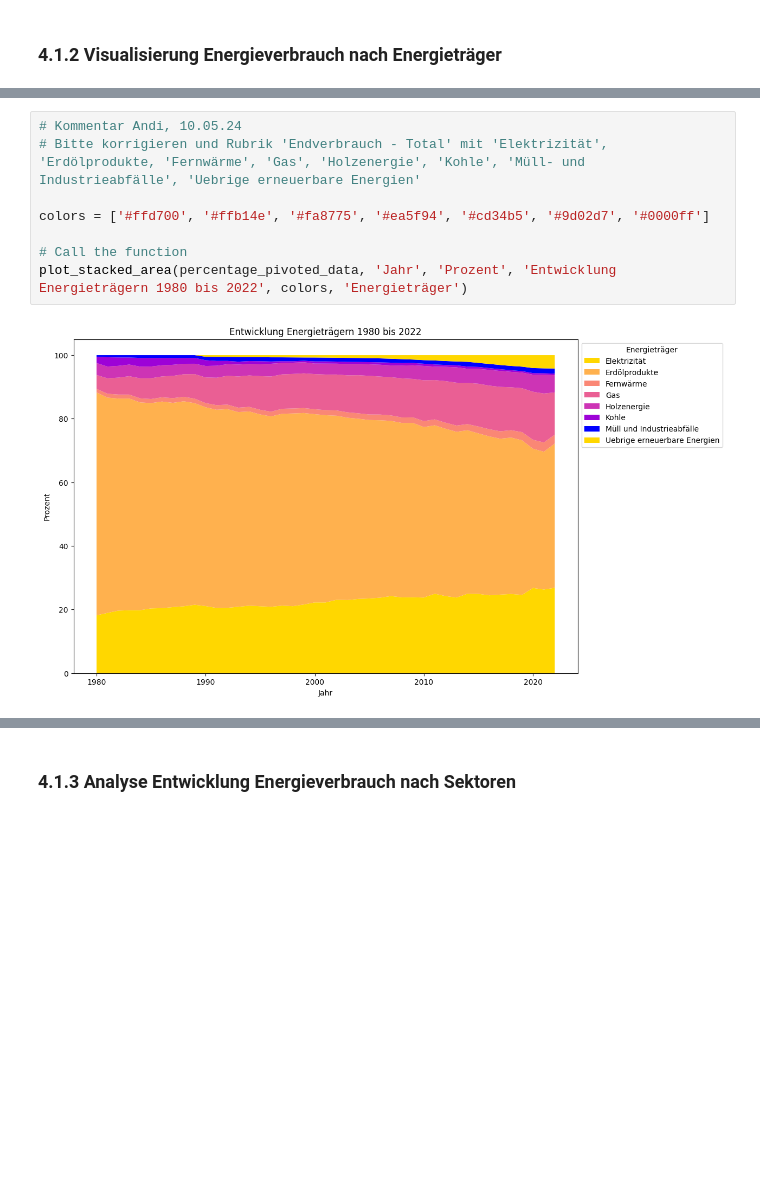
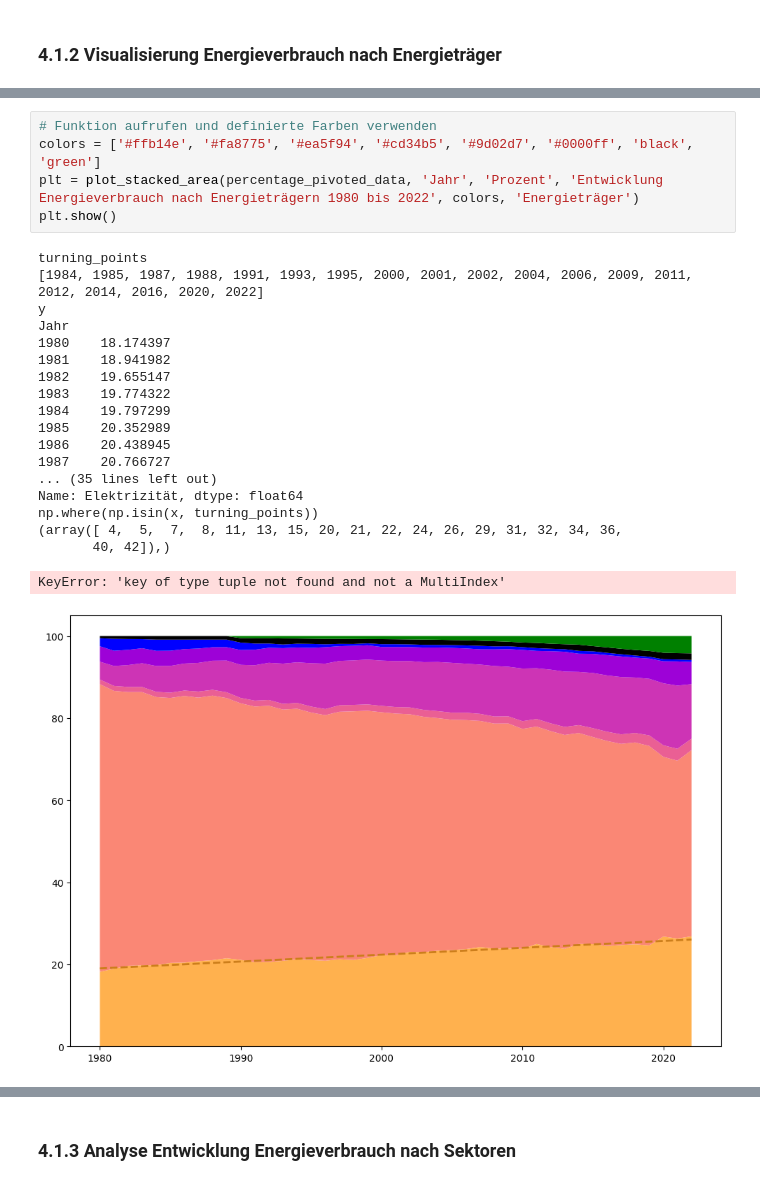
Before and after one commit to michaelzimmermannstudhslu/BINA_2024_energy_research, a Jupyter notebook: bina_casestudy_adhumezi.ipynb, the cells around one changed output, grey strips where cells are left out. Drawn from its saved outputs; the diff is of its cells as text; blank space fills up the shorter version.

```diff
--- a/bina_casestudy_adhumezi.ipynb
+++ b/bina_casestudy_adhumezi.ipynb
@@ -1780,11 +1912,26 @@ plot_pie(EnergieDatenEndverbrauchSummiert, 2022, carrier_col='Energietraeger', p
 # %%
-# Kommentar Andi, 10.05.24
-# Bitte korrigieren und Rubrik 'Endverbrauch - Total' mit 'Elektrizität', 'Erdölprodukte, 'Fernwärme', 'Gas', 'Holzenergie', 'Kohle', 'Müll- und Industrieabfälle', 'Uebrige erneuerbare Energien'
-
-colors = ['#ffd700', '#ffb14e', '#fa8775', '#ea5f94', '#cd34b5', '#9d02d7', '#0000ff']
-
-# Call the function
-plot_stacked_area(percentage_pivoted_data, 'Jahr', 'Prozent', 'Entwicklung Energieträgern 1980 bis 2022', colors, 'Energieträger')
+# Funktion aufrufen und definierte Farben verwenden
+colors = ['#ffb14e', '#fa8775', '#ea5f94', '#cd34b5', '#9d02d7', '#0000ff', 'black', 'green']
+plt = plot_stacked_area(percentage_pivoted_data, 'Jahr', 'Prozent', 'Entwicklung Energieverbrauch nach Energieträgern 1980 bis 2022', colors, 'Energieträger')
+plt.show()
 # %% [output]
+turning_points
+[1984, 1985, 1987, 1988, 1991, 1993, 1995, 2000, 2001, 2002, 2004, 2006, 2009, 2011, 2012, 2014, 2016, 2020, 2022]
+y
+Jahr
+1980    18.174397
+1981    18.941982
+1982    19.655147
+1983    19.774322
+1984    19.797299
+1985    20.352989
+1986    20.438945
+1987    20.766727
+... (35 lines left out)
+Name: Elektrizität, dtype: float64
+np.where(np.isin(x, turning_points))
+(array([ 4,  5,  7,  8, 11, 13, 15, 20, 21, 22, 24, 26, 29, 31, 32, 34, 36,
+       40, 42]),)
+KeyError: 'key of type tuple not found and not a MultiIndex'
-[figure, old version]
+[figure, new version]
 # %%
```
Also changed, not shown: parts of 94 cells of this notebook.
